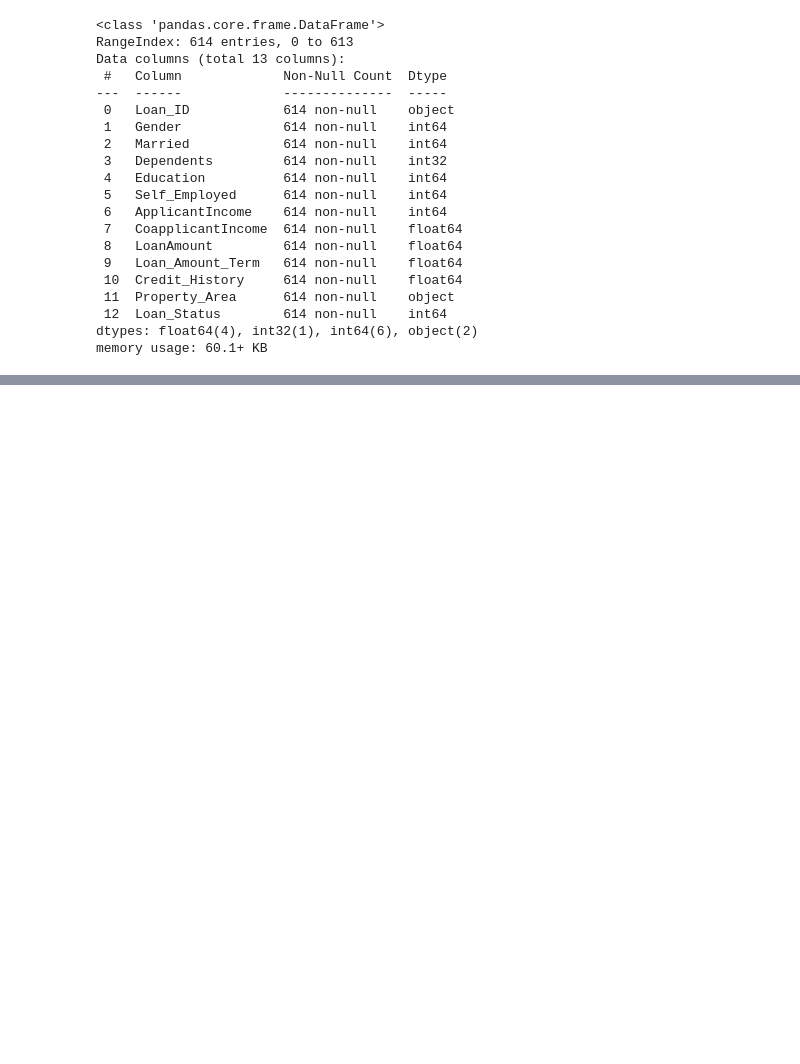
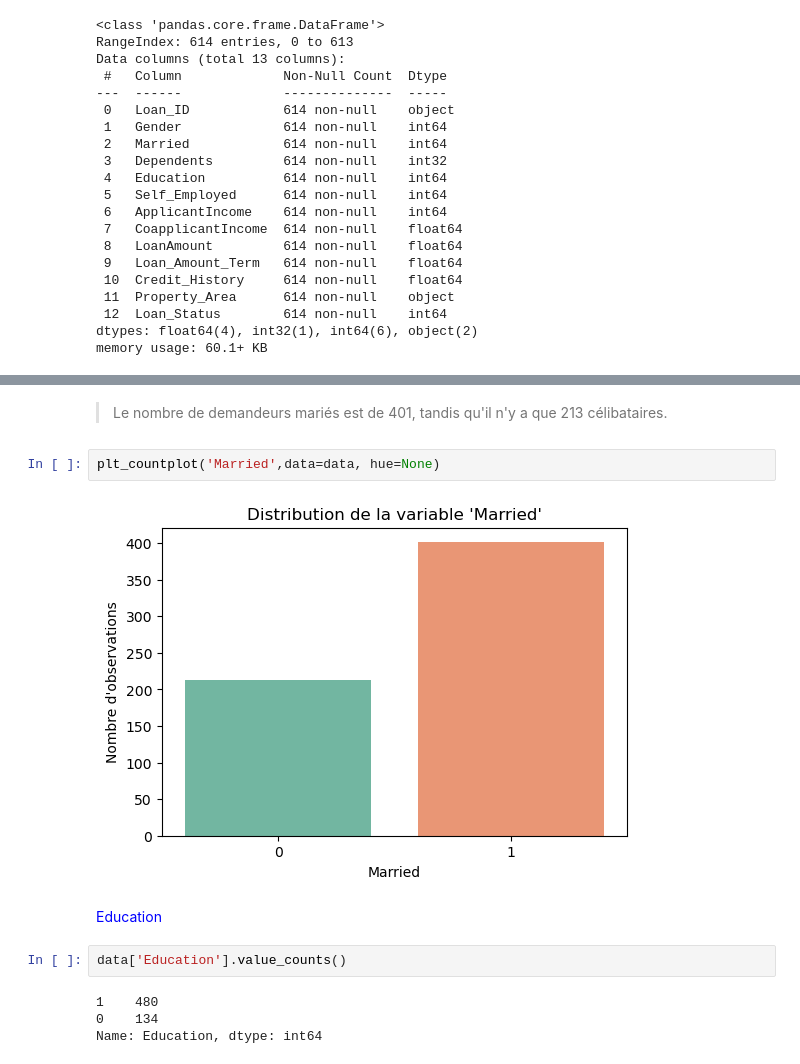
Before and after one commit to 1512200/Logistic_regression_loan_Predict, a Jupyter notebook: LoanPredict_LogisticRegression.ipynb, the cells around one changed output, grey strips where cells are left out. Drawn from its saved outputs; the diff is of its cells as text; blank space fills up the shorter version.

```diff
--- a/LoanPredict_LogisticRegression.ipynb
+++ b/LoanPredict_LogisticRegression.ipynb
@@ -210,0 +267,14 @@ data.describe()
+# %% [markdown]
+> Le nombre de demandeurs mariés est de 401, tandis qu'il n'y a que 213 célibataires.
+# %%
+plt_countplot('Married',data=data, hue=None)
+# %% [output]
+[figure, added]
+# %% [markdown]
+<span style="color:blue">Education </span>
+# %%
+data['Education'].value_counts()
+# %% [output]
+1    480
+0    134
+Name: Education, dtype: int64
```
Also changed, not shown: parts of 139 cells of this notebook, 1 other file.
